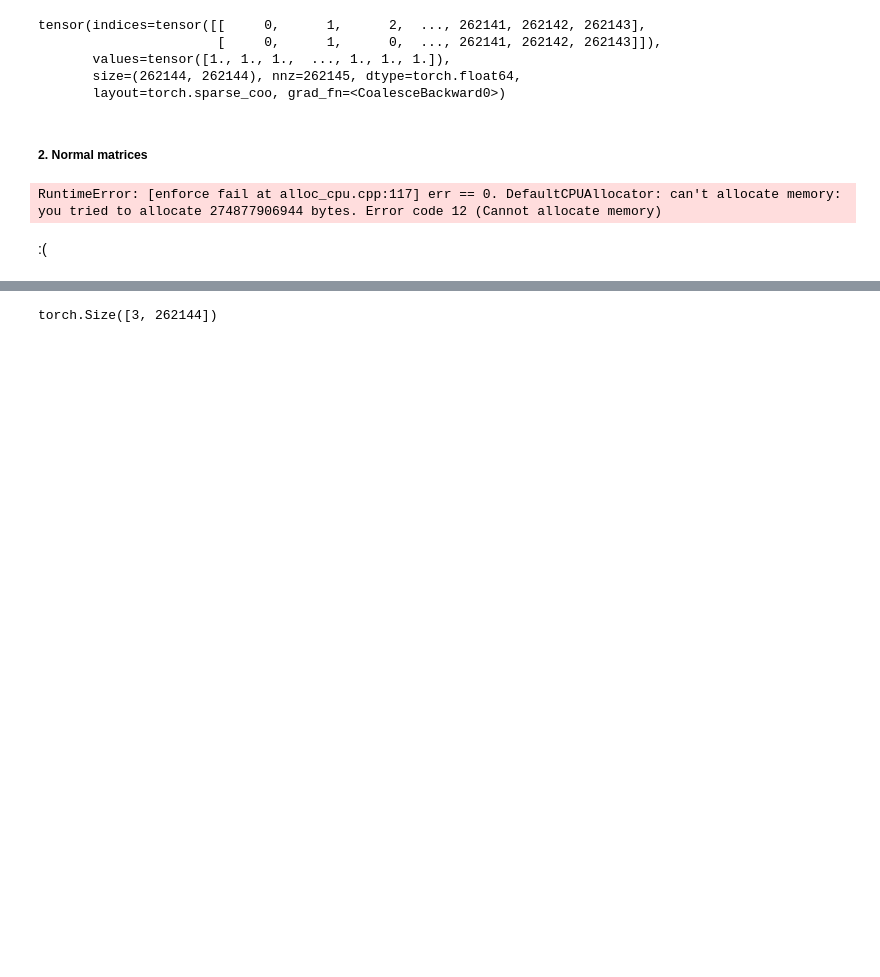
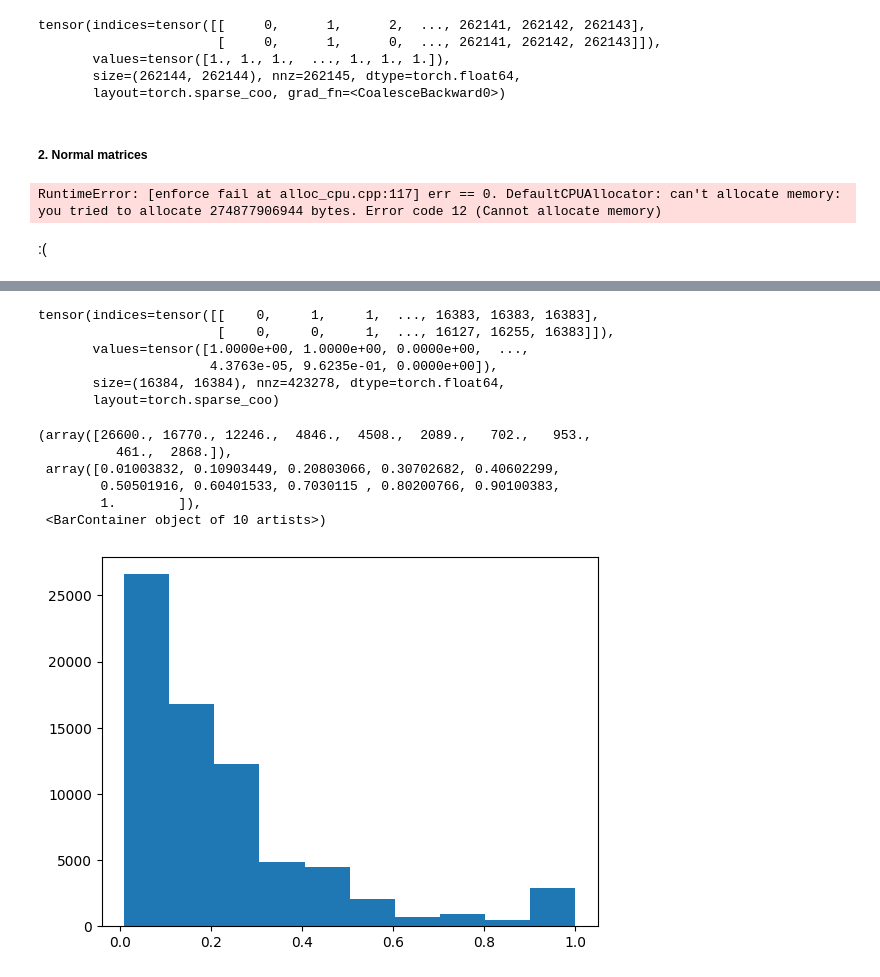
Before and after one commit to jpelayx/graph-segmentation, a Jupyter notebook: felzenszwalb.ipynb, the cells around one changed output, grey strips where cells are left out. Saved outputs shown, nothing was run; the diff lists cells and outputs as text; code cells hidden in the pictures; blank space fills up the shorter version.

```diff
--- a/felzenszwalb.ipynb
+++ b/felzenszwalb.ipynb
@@ -425,0 +566,8 @@ tensor(indices=tensor([[     0,      1,      2,  ..., 262141, 262142, 262143],
+# %%
+vi, vj = g.edge_index[:,edge_queue[0]]
+w = edge_weights[edge_queue[0]]
+
+ci, cj = get_segment(vi, S), get_segment(vj, S)
+p = merge_probability(ci, cj, w)
+
+ci, cj, w, p
@@ -457,13 +584,33 @@ TypeError: iteration over a 0-d tensor
-# %%
-a = img_tensor.T.flatten(start_dim=1).cuda()
-feature_mv = torch.vmap(Ss.mv)
-b = feature_mv(a)
-b.shape
-# %% [output]
-torch.Size([3, 262144])
-# %%
-a = 0
-for i in range(len(costs)):
-    a = a + 1
-    if a % 2 == 1:
-        a  = a * 3
+# %%
+# with torch.no_grad():
+for i in edge_queue:
+    w = edge_weights[i]
+    vi, vj = g.edge_index[:, i]
+    ci, cj = get_segment(vi, S), get_segment(vj, S)
+
+    p = merge_probability(ci, cj, w, temperature=10)
+
+    S = merge_segments(ci, cj, p, S)
+    segment_size[ci] = p*(segment_size[ci] + segment_size[cj]) + (1-p)*segment_size[ci] # expected value
+    I[ci] = p*w +  (1-p)*I[ci]
+# %%
+S = S.coalesce()
+S
+# %% [output]
+tensor(indices=tensor([[    0,     1,     1,  ..., 16383, 16383, 16383],
+                       [    0,     0,     1,  ..., 16127, 16255, 16383]]),
+       values=tensor([1.0000e+00, 1.0000e+00, 0.0000e+00,  ...,
+                      4.3763e-05, 9.6235e-01, 0.0000e+00]),
+       size=(16384, 16384), nnz=423278, dtype=torch.float64,
+       layout=torch.sparse_coo)
+# %%
+ps = S.values()
+plt.hist(ps[ps>0.01])
+# %% [output]
+(array([26600., 16770., 12246.,  4846.,  4508.,  2089.,   702.,   953.,
+          461.,  2868.]),
+ array([0.01003832, 0.10903449, 0.20803066, 0.30702682, 0.40602299,
+        0.50501916, 0.60401533, 0.7030115 , 0.80200766, 0.90100383,
+        1.        ]),
+ <BarContainer object of 10 artists>)
+[figure, added]
```
Also changed, not shown: parts of 41 cells of this notebook.
